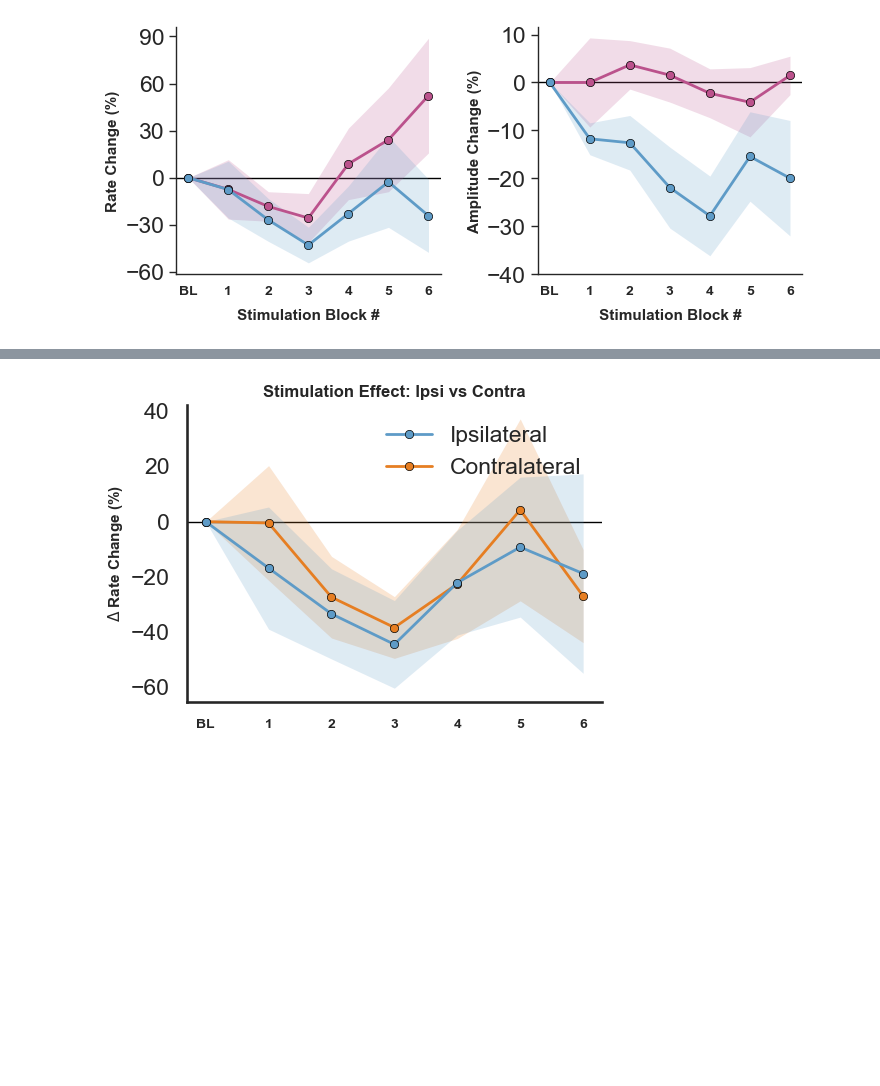
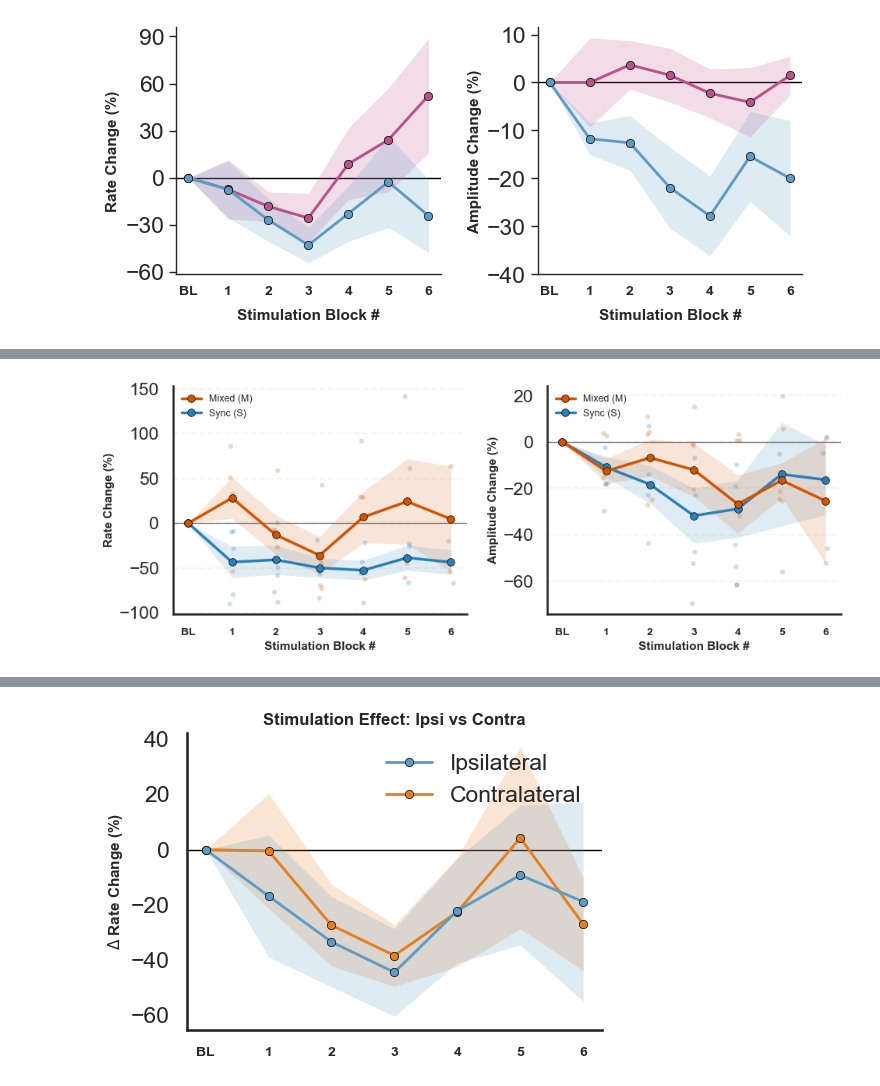
Before and after one commit to Falach/spikes_stim, a Jupyter notebook: paper/final_figuresV2.ipynb, the cells around one changed output, grey strips where cells are left out. Cells and saved outputs as stored; diff of their text form; code cells hidden in the pictures; blank space fills up the shorter version.

```diff
--- a/paper/final_figuresV2.ipynb
+++ b/paper/final_figuresV2.ipynb
@@ -399,0 +547,57 @@ plt.show()
+# %%
+import numpy as np
+import pandas as pd
+import matplotlib.pyplot as plt
+
+# פונקציה מעודכנת שכוללת גם את הנקודות הגולמיות של הנבדקים
+def plot_shaded_with_raw_points(ax, x, y, err, color, label, zorder, raw_df, idx_list):
+    # 1. הצללה של ה-SEM
+    ax.fill_between(x, y - err, y + err, color=color, alpha=0.15, linewidth=0, zorder=zorder-1)
+
+    # 2. קו ממוצע עבה יותר
+    ax.plot(x, y, color=color, linewidth=2.5, marker='o', markersize=7,
+            markeredgecolor='black', markeredgewidth=0.5, zorder=zorder+2, label=label)
+
+    # 3. הוספת נקודות גולמיות לכל נבדק
+    for i in range(len(raw_df)):
+        # מחלצים את שורת הנבדק ומנרמלים ל-0 בבלוק הראשון
+        subj_values = raw_df.iloc[i]
+        subj_y = np.array([0] + subj_values.iloc[idx_list].tolist())
+
+        # הוספת פיזור אופקי קטן (Jitter) כדי למנוע חפיפה
+        jitter = np.random.uniform(-0.06, 0.06, size=len(x))
+        ax.scatter(x + jitter, subj_y, color=color, alpha=0.25, s=20, zorder=zorder+1, edgecolors='none')
+
+# --- יצירת הגרף המאוחד ---
+fig, (ax1, ax2) = plt.subplots(1, 2, figsize=(10, 4))
+
+color_mixed = '#d35400'
+color_sync  = '#2980b9'
+
+# גרף שמאל - Rate Change
+plot_shaded_with_raw_points(ax1, x_axis, y_rate_m, err_rate_m, color_mixed, 'Mixed (M)', 5, df_rate_m, stim_idx)
+plot_shaded_with_raw_points(ax1, x_axis, y_rate_s, err_rate_s, color_sync, 'Sync (S)', 4, df_rate_s, stim_idx)
+
+# גרף ימין - Amplitude Change
+plot_shaded_with_raw_points(ax2, x_axis, y_amp_m, err_amp_m, color_mixed, 'Mixed (M)', 5, df_amp_m, stim_idx)
+plot_shaded_with_raw_points(ax2, x_axis, y_amp_s, err_amp_s, color_sync, 'Sync (S)', 4, df_amp_s, stim_idx)
+
+# עיצוב משותף
+for ax in [ax1, ax2]:
+    ax.axhline(y=0, color='black', linestyle='-', linewidth=1, zorder=1, alpha=0.5)
+    ax.spines['top'].set_visible(False)
+    ax.spines['right'].set_visible(False)
+    ax.set_xticks(x_axis)
+    ax.set_xticklabels(['BL'] + [str(i) for i in range(1, len(x_axis))], fontsize=10, fontweight='bold')
+    ax.set_xlabel('Stimulation Block #', fontsize=11, fontweight='bold')
+    ax.legend(frameon=False, fontsize=9)
+    # הוספת גריד עדין לרוחב כדי להקל על קריאת הערכים
+    ax.grid(axis='y', linestyle='--', alpha=0.2)
+
+ax1.set_ylabel('Rate Change (%)', fontsize=11, fontweight='bold')
+ax2.set_ylabel('Amplitude Change (%)', fontsize=11, fontweight='bold')
+
+plt.tight_layout()
+plt.show()
+# %% [output]
+[figure, added]
```
Also changed, not shown: parts of 41 cells of this notebook.
